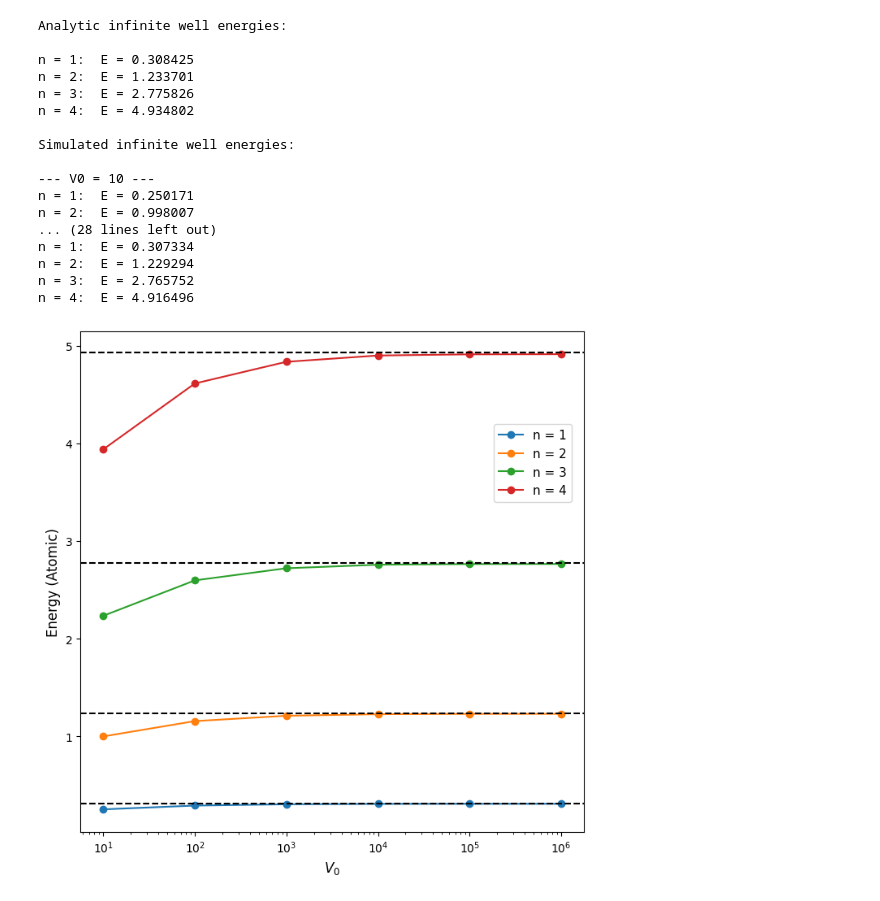
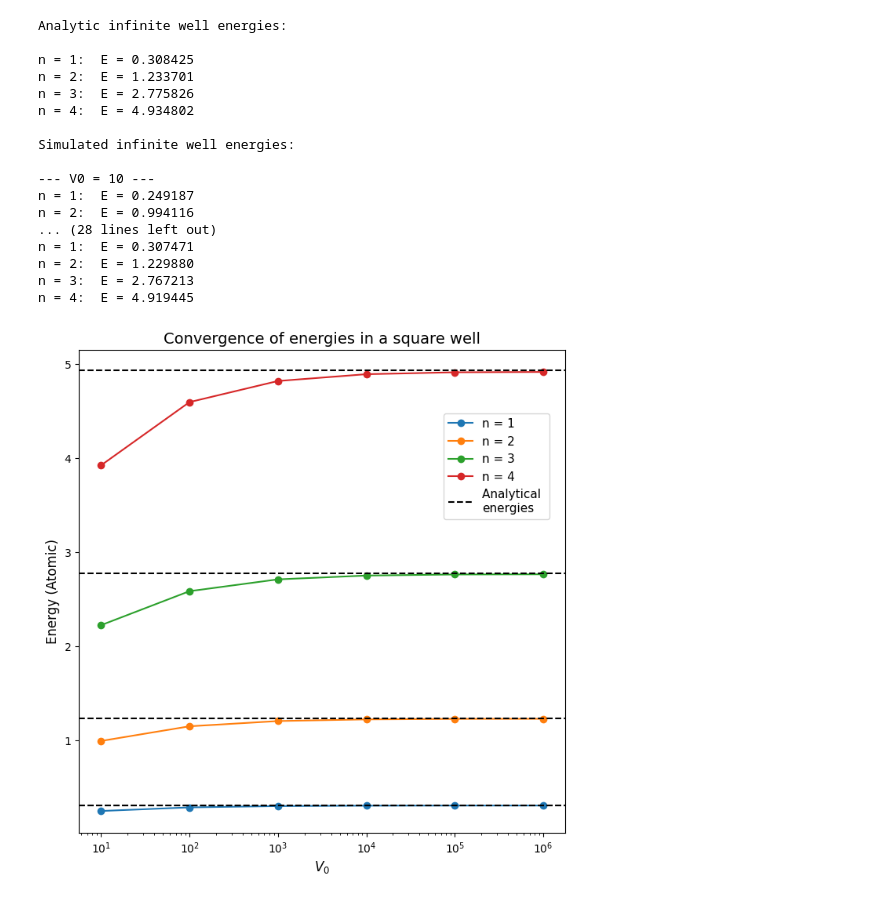
Before and after one commit to hdauphin/PHYS420Fall25, a Jupyter notebook: HW07_Project2.ipynb, the cells around one changed output. Cells and saved outputs as stored; diff of their text form; code cells hidden in the pictures.

Commit message:
Adjusted integration intervals for accuracy, put a title on the convergence plot, added a few more comments.

```diff
--- a/HW07_Project2.ipynb
+++ b/HW07_Project2.ipynb
@@ -100,7 +100,7 @@ def V(x, a=2, V0=4):
 
 # run solve_SSE for finite square well and define results
 # play around with input parameters for xmin, xmax, and n
-x, y, Ei, n_states = solve_SSE(V,-15, 15, 2000)
+x, y, Ei, n_states = solve_SSE(V,-10, 10, 4000)
 
 # print and plot results
 print("Bound state energies:")
@@ -141,12 +140,12 @@ V1e5 = lambda x: V(x, V0=1e5)
 V1e6 = lambda x: V(x, V0=1e6)
 
 # give the new arrays to solve_SSE and define the results of each
-x10, y10, E10, n_states10 = solve_SSE(V10, -15, 15, 2000)
-x100, y100, E100, n_states100 = solve_SSE(V100, -15, 15, 2000)
-x1000, y1000, E1000, n_states1000 = solve_SSE(V1000, -15, 15, 2000)
-x10000, y10000, E10000, n_states10000 = solve_SSE(V10000, -15, 15, 2000)
-x1e5, y1e5, E1e5, n_states1e5 = solve_SSE(V1e5, -15, 15, 2000)
-x1e6, y1e6, E1e6, n_states1e6 = solve_SSE(V1e6, -15, 15, 2000)
+x10, y10, E10, n_states10 = solve_SSE(V10, -10, 10, 4000)
+x100, y100, E100, n_states100 = solve_SSE(V100, -10, 10, 4000)
+x1000, y1000, E1000, n_states1000 = solve_SSE(V1000, -10, 10, 4000)
+x10000, y10000, E10000, n_states10000 = solve_SSE(V10000, -10, 10, 4000)
+x1e5, y1e5, E1e5, n_states1e5 = solve_SSE(V1e5, -10, 10, 4000)
+x1e6, y1e6, E1e6, n_states1e6 = solve_SSE(V1e6, -10, 10, 4000)
 
 # list of analytical infinite square well energy levels to compare to as well gets deeper (approaches infinity)
 E_inf = [(n**2)*np.pi**2/(32) for n in range(1, 5)]
@@ -178,46 +177,46 @@ def print_results(r):
     for name, val in results.items():
         print(f"\n--- {name} ---")
         for n in range(r):  # go through the corresponding n number of states for each results array
             print(f"n = {n+1}:  E = {val[n]:.6f}")
 
 print("\nSimulated infinite well energies:")
 print_results(4)
 
 # plot figure showing higher potential iteration approaching the analytical energy values
 plt.figure(figsize=(8,8))
-
+plt.title("Convergence of energies in a square well")
 for i in range(4):
     plt.plot(Vs, [E[i] for E in Es], 'o-', label=f"n = {i+1}")
 
-plt.axhline(E_inf[0], color='k', linestyle='--')
-plt.axhline(E_inf[1], color='k', linestyle='--')
-plt.axhline(E_inf[2], color='k', linestyle='--')
-plt.axhline(E_inf[3], color='k', linestyle='--')
+for i in range(4):
+    plt.axhline(E_inf[i], color='k', linestyle='--')
+    if i==0:
+        plt.axhline(E_inf[i], color='k', linestyle='--', label="Analytical \nenergies")
 
 plt.xscale("log")
 plt.xlabel(r"$V_0$")
 plt.ylabel("Energy (Atomic)")
-plt.legend(loc=(0.82, 0.66))
+plt.legend(loc=(0.75, 0.65))
 plt.show()
 # %% [output]
 Analytic infinite well energies:
 
 n = 1:  E = 0.308425
 n = 2:  E = 1.233701
 n = 3:  E = 2.775826
 n = 4:  E = 4.934802
 
 Simulated infinite well energies:
 
 --- V0 = 10 ---
-n = 1:  E = 0.250171
-n = 2:  E = 0.998007
+n = 1:  E = 0.249187
+n = 2:  E = 0.994116
 ... (28 lines left out)
-n = 1:  E = 0.307334
-n = 2:  E = 1.229294
-n = 3:  E = 2.765752
-n = 4:  E = 4.916496
+n = 1:  E = 0.307471
+n = 2:  E = 1.229880
+n = 3:  E = 2.767213
+n = 4:  E = 4.919445
-[figure, old version]
+[figure, new version]
 # %% [markdown]
 <img src="./Images/HW07_P02(4).png" width="700 px">
 # %%
```
Also changed, not shown: parts of 4 cells of this notebook.
